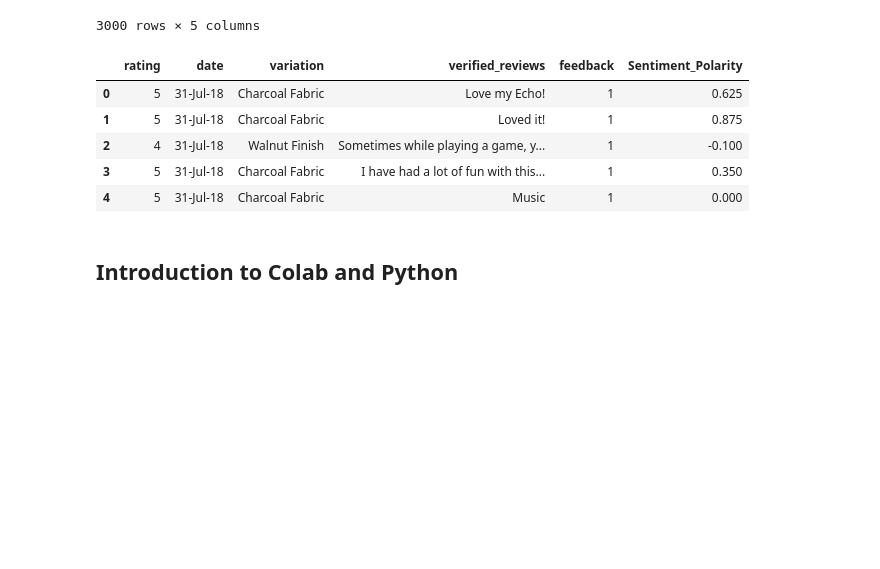
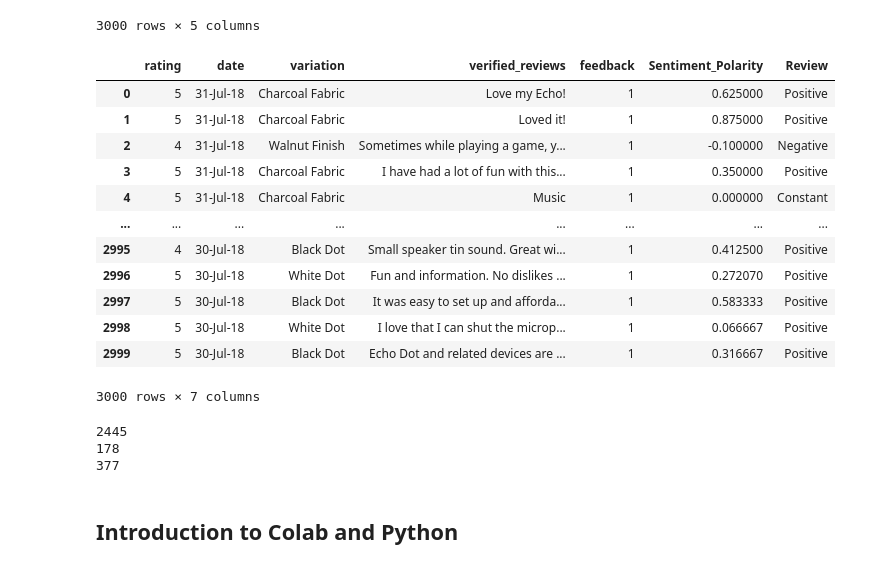
Before and after one commit to RockinIt-2004/Sentiment-analysis, a Jupyter notebook: courses/udacity_intro_to_tensorflow_for_deep_learning/l01c01_introduction_to_colab_and_python.ipynb, the cells around one changed output. Cells and saved outputs as stored; diff of their text form; code cells hidden in the pictures; blank space fills up the shorter version.

```diff
--- a/courses/udacity_intro_to_tensorflow_for_deep_learning/l01c01_introduction_to_colab_and_python.ipynb
+++ b/courses/udacity_intro_to_tensorflow_for_deep_learning/l01c01_introduction_to_colab_and_python.ipynb
@@ -40,16 +40,48 @@ data.dropna()
 # %%
 def find_pol(review):
   return TextBlob(review).sentiment.polarity
-
+def send(value):
+  if (value>0):
+    return "Positive"
+  elif (value==0):
+    return "Constant"
+  else:
+    return "Negative"
 data['Sentiment_Polarity']=data['verified_reviews'].apply(find_pol)
-data.head()
+data['Review']=data['Sentiment_Polarity'].apply(send)
+data.dropna()
 # %% [output]
-|  | rating | date | variation | verified_reviews | feedback | Sentiment_Polarity |
-| 0 | 5 | 31-Jul-18 | Charcoal Fabric | Love my Echo! | 1 | 0.625 |
-| 1 | 5 | 31-Jul-18 | Charcoal Fabric | Loved it! | 1 | 0.875 |
-| 2 | 4 | 31-Jul-18 | Walnut Finish | Sometimes while playing a game, y... | 1 | -0.100 |
-| 3 | 5 | 31-Jul-18 | Charcoal Fabric | I have had a lot of fun with this... | 1 | 0.350 |
-| 4 | 5 | 31-Jul-18 | Charcoal Fabric | Music | 1 | 0.000 |
+|  | rating | date | variation | verified_reviews | feedback | Sentiment_Polarity | Review |
+| 0 | 5 | 31-Jul-18 | Charcoal Fabric | Love my Echo! | 1 | 0.625000 | Positive |
+| 1 | 5 | 31-Jul-18 | Charcoal Fabric | Loved it! | 1 | 0.875000 | Positive |
+| 2 | 4 | 31-Jul-18 | Walnut Finish | Sometimes while playing a game, y... | 1 | -0.100000 | Negative |
+| 3 | 5 | 31-Jul-18 | Charcoal Fabric | I have had a lot of fun with this... | 1 | 0.350000 | Positive |
+| 4 | 5 | 31-Jul-18 | Charcoal Fabric | Music | 1 | 0.000000 | Constant |
+| ... | ... | ... | ... | ... | ... | ... | ... |
+| 2995 | 4 | 30-Jul-18 | Black Dot | Small speaker tin sound. Great wi... | 1 | 0.412500 | Positive |
+| 2996 | 5 | 30-Jul-18 | White Dot | Fun and information. No dislikes ... | 1 | 0.272070 | Positive |
+| 2997 | 5 | 30-Jul-18 | Black Dot | It was easy to set up and afforda... | 1 | 0.583333 | Positive |
+| 2998 | 5 | 30-Jul-18 | White Dot | I love that I can shut the microp... | 1 | 0.066667 | Positive |
+| 2999 | 5 | 30-Jul-18 | Black Dot | Echo Dot and related devices are ... | 1 | 0.316667 | Positive |
+3000 rows × 7 columns
+# %%
+count=0
+cnt=0
+ct=0
+for i in data['Review']:
+  if i=="Positive":
+    count=count+1
+  elif i=="Negative":
+    cnt=cnt+1
+  else:
+    ct=ct+1
+print(count)
+print(cnt)
+print(ct)
+# %% [output]
+2445
+178
+377
 # %%
 #@title Licensed under the Apache License, Version 2.0 (the "License");
 # you may not use this file except in compliance with the License.
```
